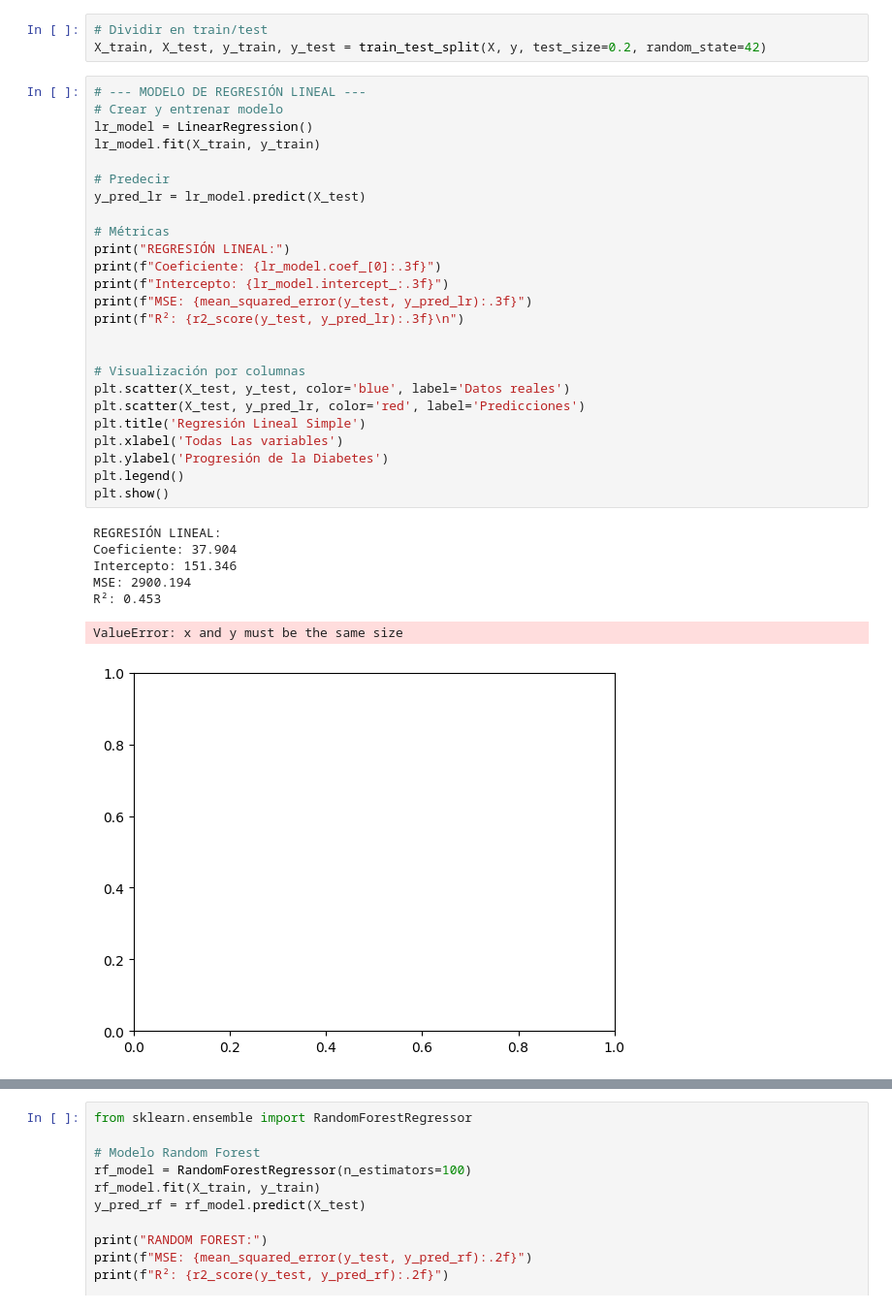
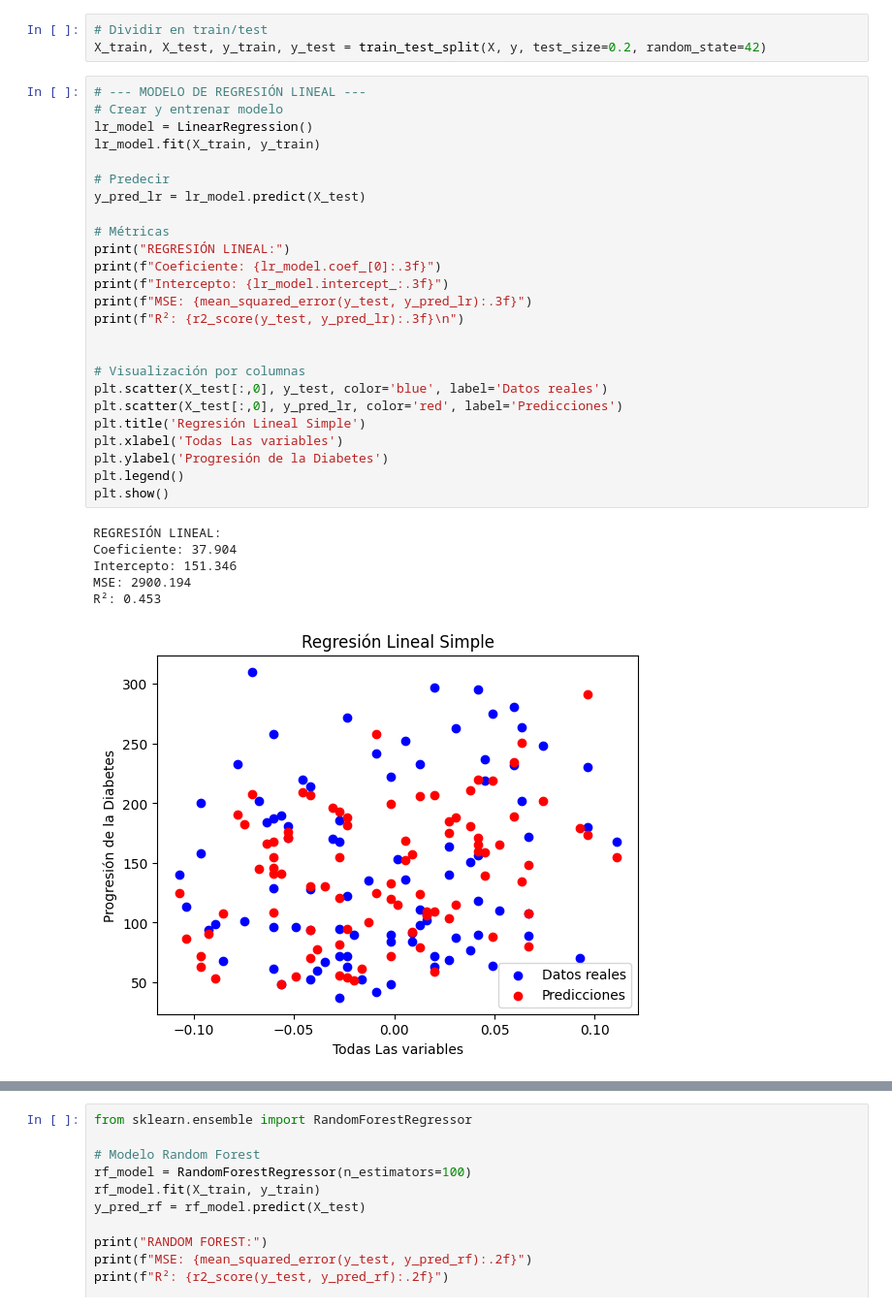
Before and after one commit to cdsaineac/Bootcamp-DS-202604, a Jupyter notebook: Clase 17 - Aprendizaje Supervisado Regresion/Aprendizaje_supervisado_Regresión.ipynb, the cells around one changed output, grey strips where cells are left out. Shown at 97% size. Cells and saved outputs as stored; diff of their text form.

```diff
--- a/Clase 17 - Aprendizaje Supervisado Regresion/Aprendizaje_supervisado_Regresión.ipynb
+++ b/Clase 17 - Aprendizaje Supervisado Regresion/Aprendizaje_supervisado_Regresión.ipynb
@@ -346,36 +552,35 @@ X_train, X_test, y_train, y_test = train_test_split(X, y, test_size=0.2, random_
 # %%
 # --- MODELO DE REGRESIÓN LINEAL ---
 # Crear y entrenar modelo
 lr_model = LinearRegression()
 lr_model.fit(X_train, y_train)
 
 # Predecir
 y_pred_lr = lr_model.predict(X_test)
 
 # Métricas
 print("REGRESIÓN LINEAL:")
 print(f"Coeficiente: {lr_model.coef_[0]:.3f}")
 print(f"Intercepto: {lr_model.intercept_:.3f}")
 print(f"MSE: {mean_squared_error(y_test, y_pred_lr):.3f}")
 print(f"R²: {r2_score(y_test, y_pred_lr):.3f}\n")
 
 
 # Visualización por columnas
-plt.scatter(X_test, y_test, color='blue', label='Datos reales')
-plt.scatter(X_test, y_pred_lr, color='red', label='Predicciones')
+plt.scatter(X_test[:,0], y_test, color='blue', label='Datos reales')
+plt.scatter(X_test[:,0], y_pred_lr, color='red', label='Predicciones')
 plt.title('Regresión Lineal Simple')
 plt.xlabel('Todas Las variables')
 plt.ylabel('Progresión de la Diabetes')
 plt.legend()
 plt.show()
 # %% [output]
 REGRESIÓN LINEAL:
 Coeficiente: 37.904
 Intercepto: 151.346
 MSE: 2900.194
 R²: 0.453
-ValueError: x and y must be the same size
-[figure, old version]
+[figure, new version]
 # %%
 # --- MODELO DE REGRESIÓN POLINOMIAL (GRADO 2) ---
 # Transformar características a polinomio
```
Also changed, not shown: parts of 25 cells of this notebook, 1 other file.
